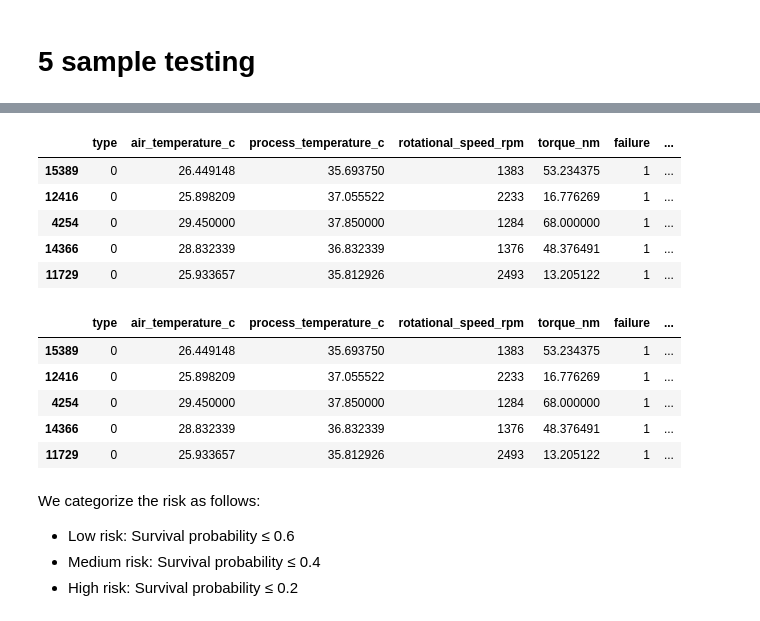
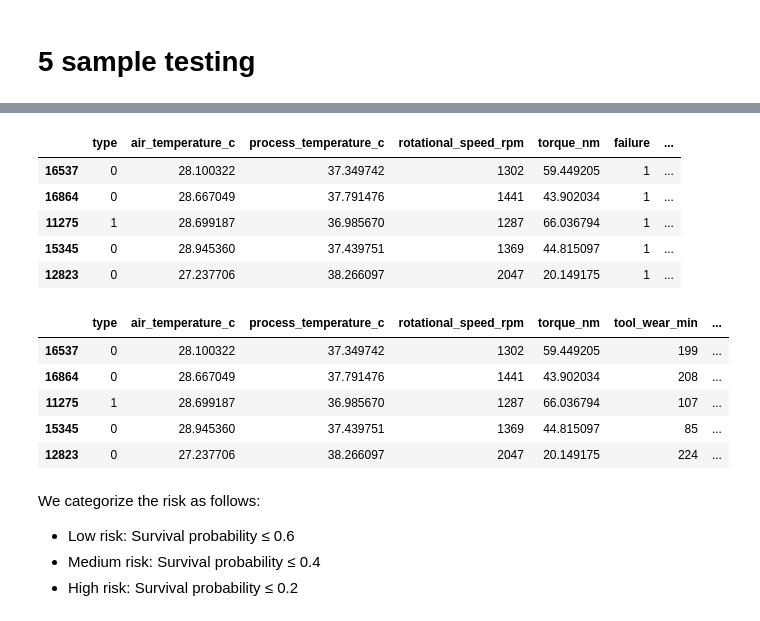
Before and after one commit to googlercolin/predictive_maintenance, a Jupyter notebook: survival_analysis.ipynb, the cells around one changed output, grey strips where cells are left out. Cells and saved outputs as stored; diff of their text form; code cells hidden in the pictures.

Commit message:
Reselected samples

```diff
--- a/survival_analysis.ipynb
+++ b/survival_analysis.ipynb
@@ -467,6 +467,7 @@ import plotly.graph_objects as go
 def plot_survival_curve(testing_data, title, tool_wear_min):
     survival = rsf.predict_survival_function(testing_data, return_array=True).flatten()
     risk = rsf.predict(testing_data)
+    risk_scores.append(risk)
     times = np.arange(len(survival))
     fig = go.Figure()
     fig.add_trace(go.Scatter(x=times, y=survival, mode='lines', name='Survival Curve'))
@@ -485,7 +486,7 @@ def plot_survival_curve(testing_data, title, tool_wear_min):
     fig.add_trace(go.Scatter(x=[tool_wear_min], y=[survival[tool_wear_min]], mode='markers', marker=dict(color='black', size=7), name='Tool Wear (min)'))
 
     fig.update_layout(
-        title=f'{title} (Risk: {risk[0]:.2f})',
+        title=f'{title}',
         xaxis_title='Time',
         yaxis_title='Survival Probability',
         yaxis_range=[0, 1.05],
@@ -515,10 +516,13 @@ annotated_times = []
 # Drop the index from time_samples
 reindexed_time_samples = time_samples.reset_index(drop=True)
 
+# Create a list for the risk scores
+risk_scores = []
+
 # Iterate over the rows in random_samples
 for i, (_, row) in enumerate(random_samples.iterrows()):
-    testing_data = np.array([row])  # Convert the row to a 2D array for prediction
-    title = f"Sample {i+1}"  # Set the title for each sample plot
+    testing_data = np.array([row])  # Convert the row to a 2D array for prediction']
+    title = f"Sample {row.name}"  # Set the title for each sample plot
     tool_wear_min = reindexed_time_samples.loc[i, 'tool_wear_min']  # Get the tool_wear_min value for each sample
     threshold_times = plot_survival_curve(testing_data, title, tool_wear_min)
     annotated_times.append(threshold_times)
@@ -532,37 +536,43 @@ samples_predicted = pd.merge(samples, df_annotated_times, left_index=True, right
 samples_predicted
 # %% [output]
 |  | type | air_temperature_c | process_temperature_c | rotational_speed_rpm | torque_nm | failure | ... |
-| 15389 | 0 | 26.449148 | 35.693750 | 1383 | 53.234375 | 1 | ... |
-| 12416 | 0 | 25.898209 | 37.055522 | 2233 | 16.776269 | 1 | ... |
-| 4254 | 0 | 29.450000 | 37.850000 | 1284 | 68.000000 | 1 | ... |
-| 14366 | 0 | 28.832339 | 36.832339 | 1376 | 48.376491 | 1 | ... |
-| 11729 | 0 | 25.933657 | 35.812926 | 2493 | 13.205122 | 1 | ... |
+| 16537 | 0 | 28.100322 | 37.349742 | 1302 | 59.449205 | 1 | ... |
+| 16864 | 0 | 28.667049 | 37.791476 | 1441 | 43.902034 | 1 | ... |
+| 11275 | 1 | 28.699187 | 36.985670 | 1287 | 66.036794 | 1 | ... |
+| 15345 | 0 | 28.945360 | 37.439751 | 1369 | 44.815097 | 1 | ... |
+| 12823 | 0 | 27.237706 | 38.266097 | 2047 | 20.149175 | 1 | ... |
 # %%
 # Calculate the absolute differences between 'tool_wear_min' and risk columns
 diff_low = abs(samples_predicted['tool_wear_min'] - samples_predicted['Low Risk'])
 diff_medium = abs(samples_predicted['tool_wear_min'] - samples_predicted['Medium Risk'])
 diff_high = abs(samples_predicted['tool_wear_min'] - samples_predicted['High Risk'])
 
 # Create a new column 'Risk Type' based on the smallest difference
-samples_predicted['Risk Type'] = ''
-samples_predicted.loc[diff_low <= diff_medium, 'Risk Type'] += 'Low'
-samples_predicted.loc[(diff_medium < diff_low) & (diff_medium < diff_high), 'Risk Type'] += 'Medium'
-samples_predicted.loc[(diff_high < diff_low) & (diff_high < diff_medium), 'Risk Type'] += 'High'
+samples_predicted['Risk Type (Tool Wear Time)'] = ''
+samples_predicted.loc[diff_low <= diff_medium, 'Risk Type (Tool Wear Time)'] += 'Low'
+samples_predicted.loc[(diff_medium < diff_low) & (diff_medium < diff_high), 'Risk Type (Tool Wear Time)'] += 'Medium'
+samples_predicted.loc[(diff_high < diff_low) & (diff_high < diff_medium), 'Risk Type (Tool Wear Time)'] += 'High'
 
 # Handle cases with the same or smaller differences between risk types
-samples_predicted.loc[(diff_low == diff_medium) | ((diff_low <= 10) & (diff_medium <= 10)), 'Risk Type'] = 'Low-Medium'
-samples_predicted.loc[(diff_high == diff_medium) | ((diff_high <= 10) & (diff_medium <= 10)), 'Risk Type'] = 'Medium-High'
+# samples_predicted.loc[(diff_low == diff_medium) | ((diff_low <= 10) & (diff_medium <= 10)), 'Risk Type'] = 'Low-Medium'
+# samples_predicted.loc[(diff_high == diff_medium) | ((diff_high <= 10) & (diff_medium <= 10)), 'Risk Type'] = 'Medium-High'
 
-samples_predicted['Risk Type'] += ' Risk'
+samples_predicted['Risk Type (Tool Wear Time)'] += ' Risk'
 
-samples_predicted
+# Round risk scores to two decimal places
+rounded_risk_scores = np.round(risk_scores, 2)
+
+# Add Overall Risk Score using risk_scores
+samples_predicted['Overall Risk Score'] = rounded_risk_scores
+
+samples_predicted.drop(['failure', 'Low Risk', 'Medium Risk', 'High Risk'], axis=1)
 # %% [output]
-|  | type | air_temperature_c | process_temperature_c | rotational_speed_rpm | torque_nm | failure | ... |
-| 15389 | 0 | 26.449148 | 35.693750 | 1383 | 53.234375 | 1 | ... |
-| 12416 | 0 | 25.898209 | 37.055522 | 2233 | 16.776269 | 1 | ... |
-| 4254 | 0 | 29.450000 | 37.850000 | 1284 | 68.000000 | 1 | ... |
-| 14366 | 0 | 28.832339 | 36.832339 | 1376 | 48.376491 | 1 | ... |
-| 11729 | 0 | 25.933657 | 35.812926 | 2493 | 13.205122 | 1 | ... |
+|  | type | air_temperature_c | process_temperature_c | rotational_speed_rpm | torque_nm | tool_wear_min | ... |
+| 16537 | 0 | 28.100322 | 37.349742 | 1302 | 59.449205 | 199 | ... |
+| 16864 | 0 | 28.667049 | 37.791476 | 1441 | 43.902034 | 208 | ... |
+| 11275 | 1 | 28.699187 | 36.985670 | 1287 | 66.036794 | 107 | ... |
+| 15345 | 0 | 28.945360 | 37.439751 | 1369 | 44.815097 | 85 | ... |
+| 12823 | 0 | 27.237706 | 38.266097 | 2047 | 20.149175 | 224 | ... |
 # %% [markdown]
 We categorize the risk as follows:
 - Low risk: Survival probability ≤ 0.6
```
Also changed, not shown: parts of 1 cell of this notebook.
